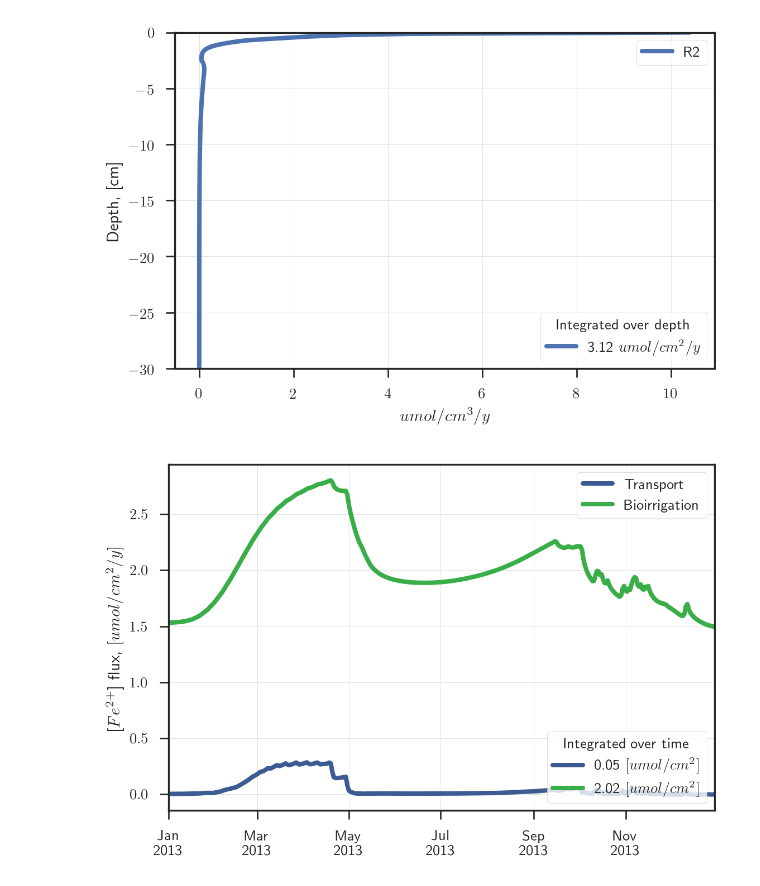
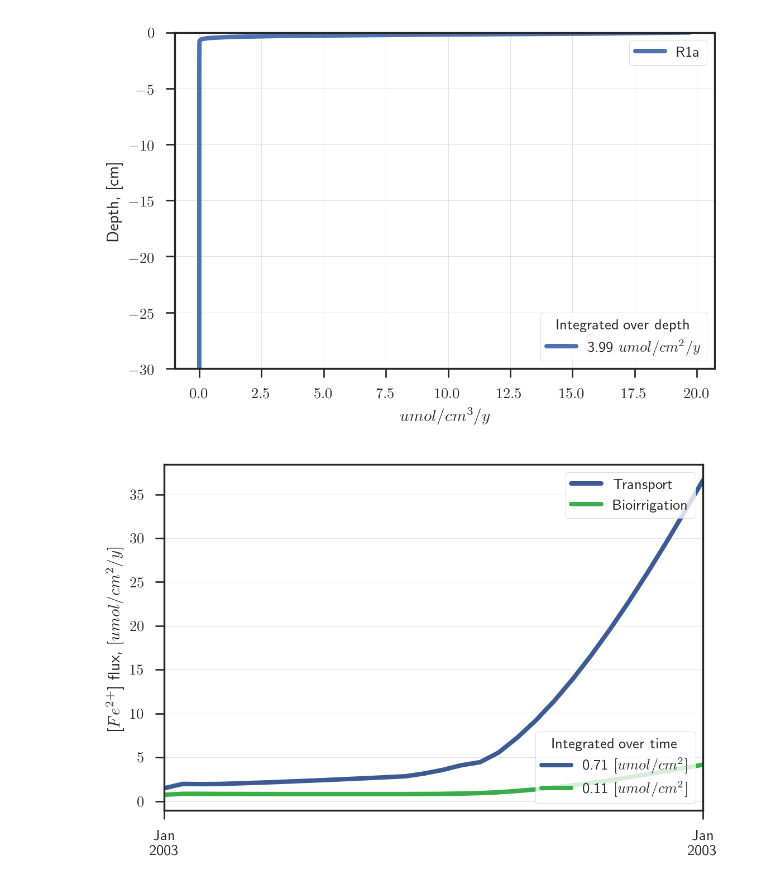
Before and after one commit to biogeochemistry/MyLake_v2_Vansjo, a Jupyter notebook: Postproc_code/Rates.ipynb, the cells around one changed output. Saved outputs shown, nothing was run; the diff lists cells and outputs as text; code cells hidden in the pictures.

```diff
--- a/Postproc_code/Rates.ipynb
+++ b/Postproc_code/Rates.ipynb
@@ -21,6 +21,6 @@ str(datetime.now())
 # %%
 from ploting import *
-plotter = ResultsPlotter(f='../IO/disabled_pH.mat')
+plotter = ResultsPlotter(f='../IO/test_1.mat')
 # %%
 plotter.flux('FeOH3', convert_units=1)
 # %% [output]
@@ -32,11 +32,11 @@ plotter.rate_profile('sediment', ['R3'])
 # %%
-plotter.rate_profile('sediment', ['R2'])
+plotter.rate_profile('sediment', ['R1a'])
 # %% [output]
-[figure, old version]
+[figure, new version]
 # %%
 plotter.flux('Fe2', convert_units=1)
 # %% [output]
-[figure, old version]
+[figure, new version]
 # %%
 plotter.rate_profile('sediment', ['R13'], years_ago=0.0)
 # %% [output]
```
Also changed, not shown: parts of 13 cells of this notebook, 13 other files.
